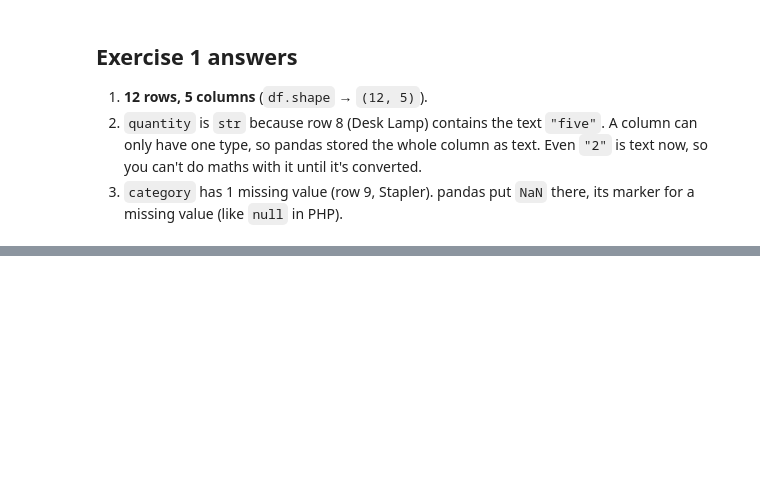
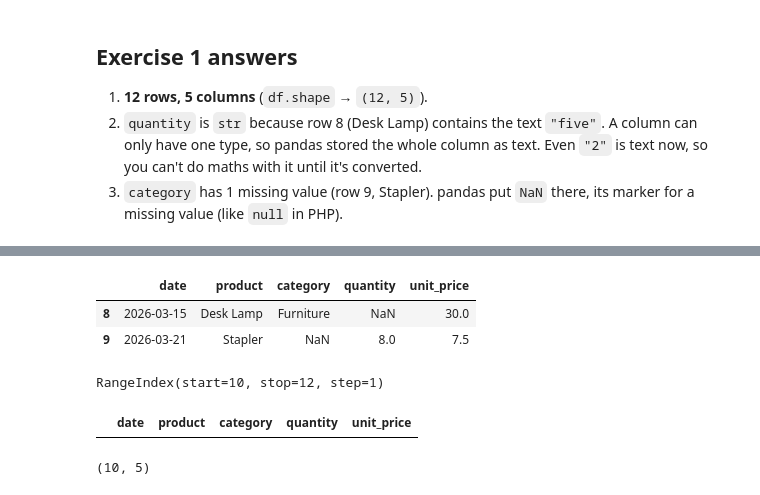
Before and after one commit to adam-c4d/pythonllm-practise, a Jupyter notebook: 02_data/sales_pandas.ipynb, the cells around one changed output, grey strips where cells are left out. Drawn from its saved outputs; the diff is of its cells as text; code cells hidden in the pictures; blank space fills up the shorter version.

```diff
--- a/02_data/sales_pandas.ipynb
+++ b/02_data/sales_pandas.ipynb
@@ -119,0 +126,3 @@ df.describe()
+# %%
+df["quantity"] = pd.to_numeric(df["quantity"], errors='coerce')
+df["quantity"]
@@ -119,0 +175,2 @@ df.describe()
+# %%
+df["category"] = df["category"].str.strip().replace('', None)
@@ -119,0 +218,3 @@ df.describe()
+# %%
+bad_mask = df["quantity"].isna() | df["category"].isna()
+bad_mask
@@ -119,0 +235,19 @@ df.describe()
+# %%
+df[bad_mask]
+# %% [output]
+|  | date | product | category | quantity | unit_price |
+| 8 | 2026-03-15 | Desk Lamp | Furniture | NaN | 30.0 |
+| 9 | 2026-03-21 | Stapler | NaN | 8.0 | 7.5 |
+# %%
+df[bad_mask].index + 2
+# %% [output]
+RangeIndex(start=10, stop=12, step=1)
+# %%
+df[(df["quantity"] > 5) & (df["category"] == "Furniture")]
+# %% [output]
+|  | date | product | category | quantity | unit_price |
+# %%
+df = df.dropna(subset=["quantity", "category"])
+df.shape
+# %% [output]
+(10, 5)
```
Also changed, not shown: parts of 18 cells of this notebook.
